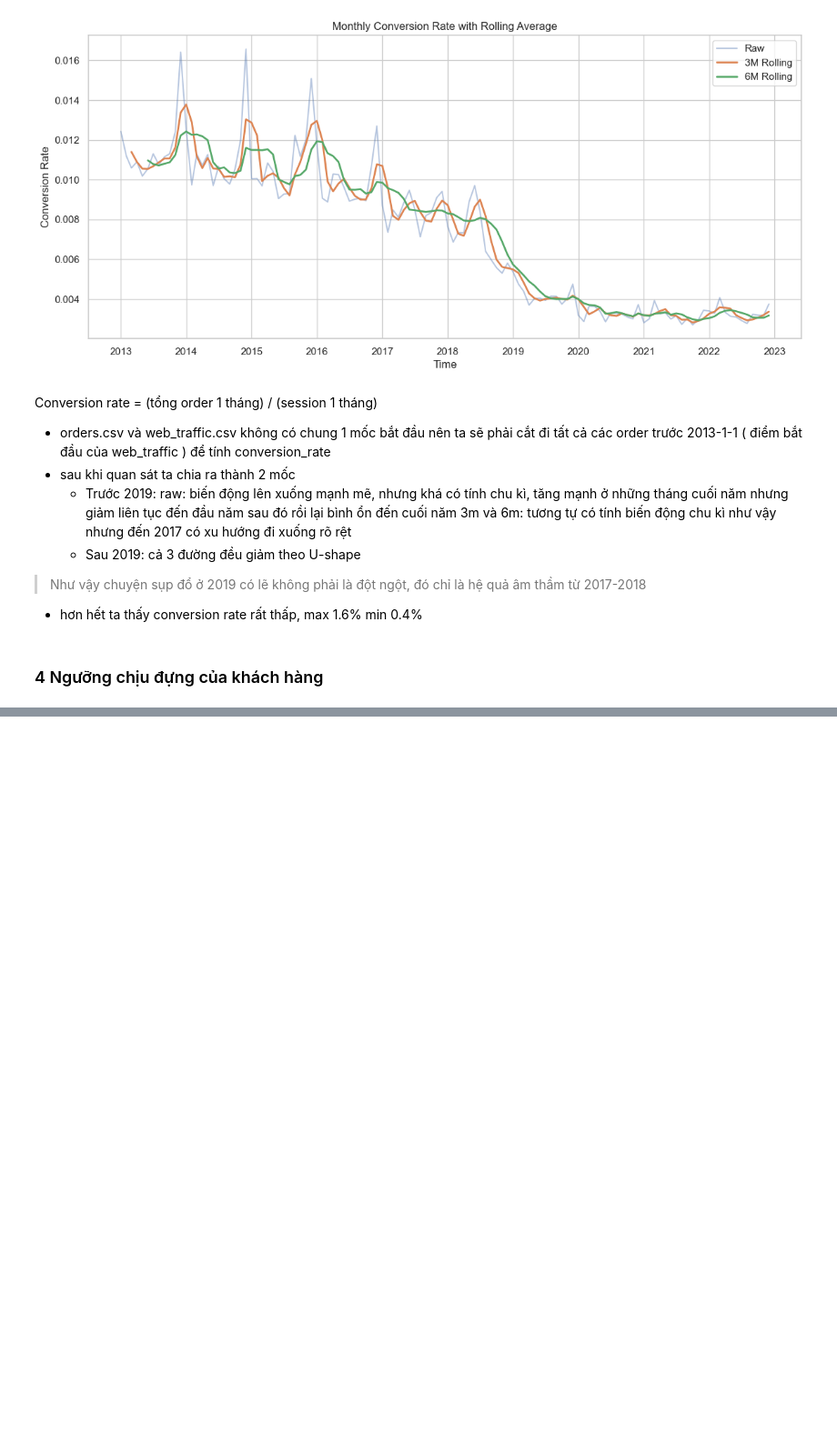
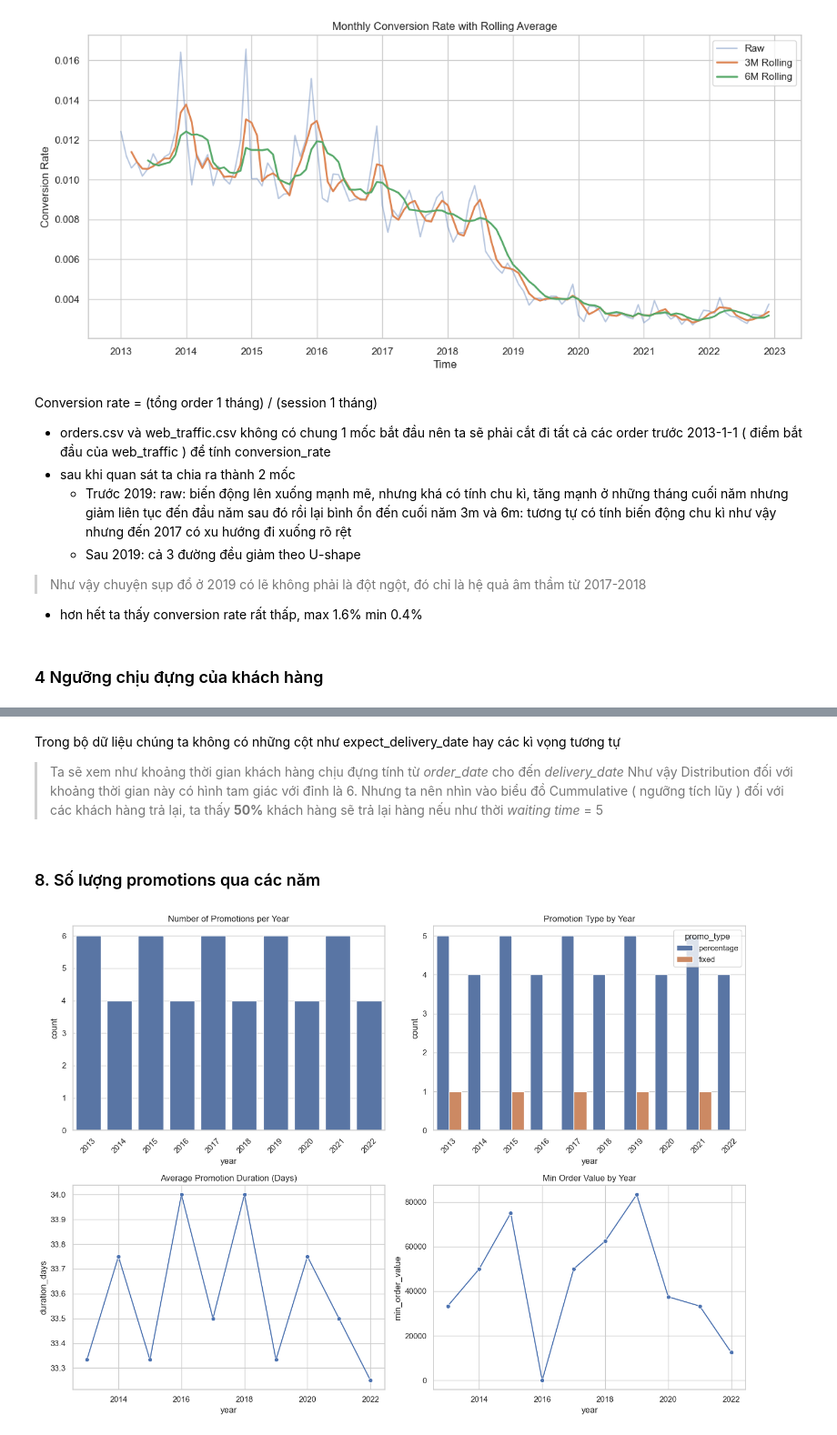
Before and after one commit to bee1zebub05/datathon-2026, a Jupyter notebook: insight.ipynb, the cells around one changed output, grey strips where cells are left out. Shown at 91% size. Cells and saved outputs as stored; diff of their text form; code cells hidden in the pictures; blank space fills up the shorter version.

```diff
--- a/insight.ipynb
+++ b/insight.ipynb
@@ -71,0 +129,59 @@ Conversion rate = (tổng order 1 tháng) / (session 1 tháng)
+# %% [markdown]
+Trong bộ dữ liệu chúng ta không có những cột như expect_delivery_date hay các kì vọng tương tự
+> Ta sẽ xem như khoảng thời gian khách hàng chịu đựng tính từ *order_date* cho đến *delivery_date*
+Như vậy Distribution đối với khoảng thời gian này có hình tam giác với đỉnh là 6.
+Nhưng ta nên nhìn vào biểu đồ Cummulative ( ngưỡng tích lũy ) đối với các khách hàng trả lại, ta thấy **50%** khách hàng sẽ trả lại hàng nếu như thời *waiting time* = 5
+# %% [markdown]
+### 8. Số lượng promotions qua các năm
+# %%
+# ===== Promotion Analysis & Visualization =====
+import pandas as pd
+import seaborn as sns
+import matplotlib.pyplot as plt
+
+# Load data
+promo = pd.read_csv('data/promotions.csv')
+
+# Preprocess
+promo['start_date'] = pd.to_datetime(promo['start_date'])
+promo['end_date'] = pd.to_datetime(promo['end_date'])
+
+promo['year'] = promo['start_date'].dt.year
+promo['duration_days'] = (promo['end_date'] - promo['start_date']).dt.days
+
+# Split by type
+percent = promo[promo['promo_type'] == 'percentage']
+fixed = promo[promo['promo_type'] == 'fixed']
+
+# ===== Set style =====
+sns.set_style("whitegrid")
+
+fig, axes = plt.subplots(2, 2, figsize=(14, 10))
+
+# ===== 1. Campaign count per year =====
+sns.countplot(data=promo, x='year', ax=axes[0,0])
+axes[0,0].set_title('Number of Promotions per Year')
+axes[0,0].tick_params(axis='x', rotation=45)
+
+# ===== 2. Promotion type distribution =====
+sns.countplot(data=promo, x='year', hue='promo_type', ax=axes[0,1])
+axes[0,1].set_title('Promotion Type by Year')
+axes[0,1].tick_params(axis='x', rotation=45)
+
+# ===== 3. Duration trend =====
+sns.lineplot(data=promo.groupby('year')['duration_days'].mean().reset_index(),
+             x='year', y='duration_days', marker='o', ax=axes[1,0])
+
+axes[1,0].set_title('Average Promotion Duration (Days)')
+
+# ===== 4. Min order value =====
+mov = promo.groupby('year')['min_order_value'].mean().reset_index()
+
+sns.lineplot(data=mov, x='year', y='min_order_value', marker='o', ax=axes[1,1])
+axes[1,1].set_title('Min Order Value by Year')
+
+# Layout
+plt.tight_layout()
+plt.show()
+# %% [output]
+[figure, added]
```
Also changed, not shown: parts of 10 cells of this notebook.
